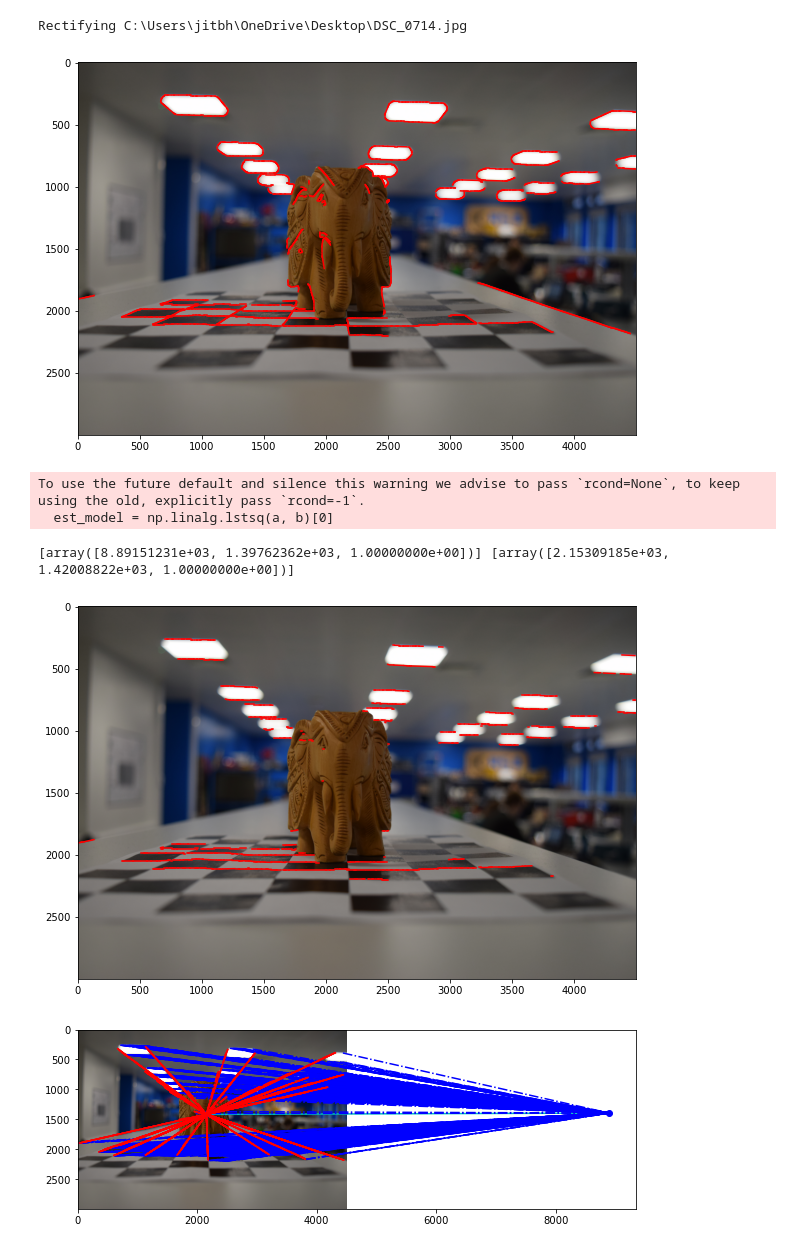
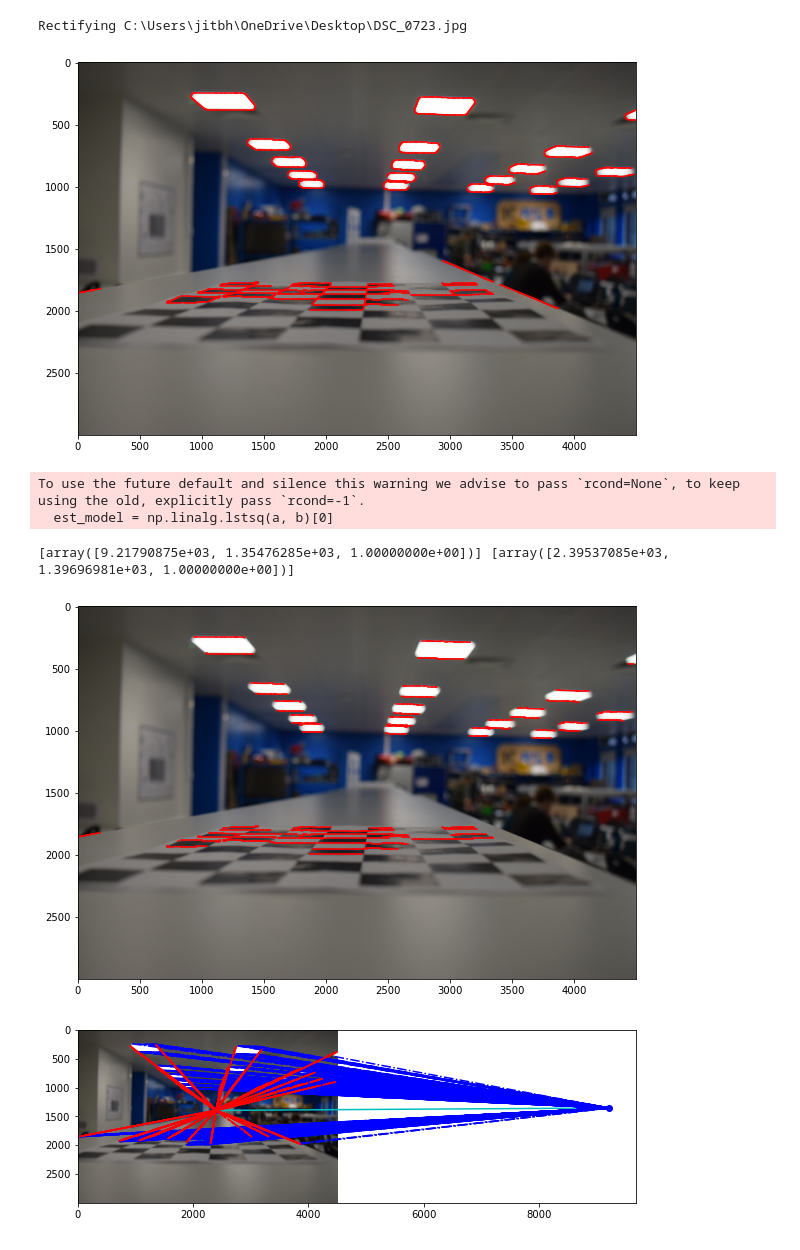
Before and after one commit to Rasterize101/CVPR, a Jupyter notebook: test1_vanishHorizons.ipynb, the cells around one changed output. Drawn from its saved outputs; the diff is of its cells as text; code cells hidden in the pictures.

```diff
--- a/test1_vanishHorizons.ipynb
+++ b/test1_vanishHorizons.ipynb
@@ -331,26 +331,26 @@ def rectify_image(image, clip_factor=6, algorithm='independent',
 # %%
 if __name__ == '__main__':
 
-    image_name =r'C:\Users\jitbh\OneDrive\Desktop\DSC_0714.jpg'
+    image_name =r'C:\Users\jitbh\OneDrive\Desktop\DSC_0723.jpg'
 
     image = io.imread(image_name)
     print("Rectifying {}".format(image_name))
 
     edgelets1 = compute_edgelets(image)
     vis_edgelets(image, edgelets1)  # Visualize the edgelets
     vp1 = ransac_vanishing_point(edgelets1, num_ransac_iter=2000,threshold_inlier=5)
     vp1 = reestimate_model(vp1, edgelets1, threshold_reestimate=5)
 
     edgelets2 = remove_inliers(vp1, edgelets1, 10)
     vp2 = ransac_vanishing_point(edgelets2, num_ransac_iter=2000,threshold_inlier=5)
     vp2 = reestimate_model(vp2, edgelets2, threshold_reestimate=5)
     print([vp1], [vp2])
     vis_model(image, vp1,vp2)  # Visualize the vanishing point model
 # %% [output]
-Rectifying C:\Users\jitbh\OneDrive\Desktop\DSC_0714.jpg
+Rectifying C:\Users\jitbh\OneDrive\Desktop\DSC_0723.jpg
-[figure, old version]
+[figure, new version]
 To use the future default and silence this warning we advise to pass `rcond=None`, to keep using the old, explicitly pass `rcond=-1`.
   est_model = np.linalg.lstsq(a, b)[0]
-[array([8.89151231e+03, 1.39762362e+03, 1.00000000e+00])] [array([2.15309185e+03, 1.42008822e+03, 1.00000000e+00])]
+[array([9.21790875e+03, 1.35476285e+03, 1.00000000e+00])] [array([2.39537085e+03, 1.39696981e+03, 1.00000000e+00])]
-[figure, old version]
+[figure, new version]
-[figure, old version]
+[figure, new version]
```
Also changed, not shown: 1 other file.
